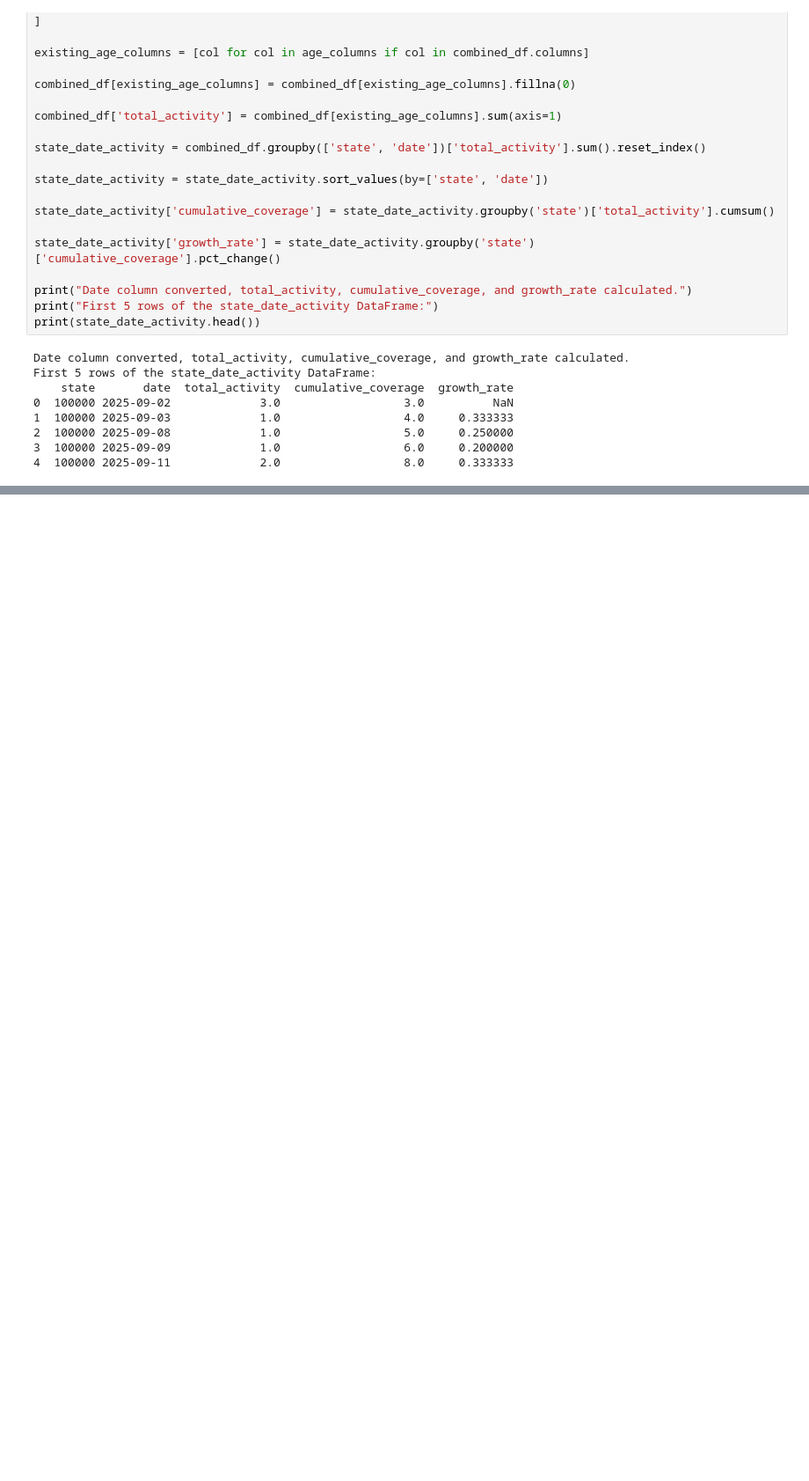
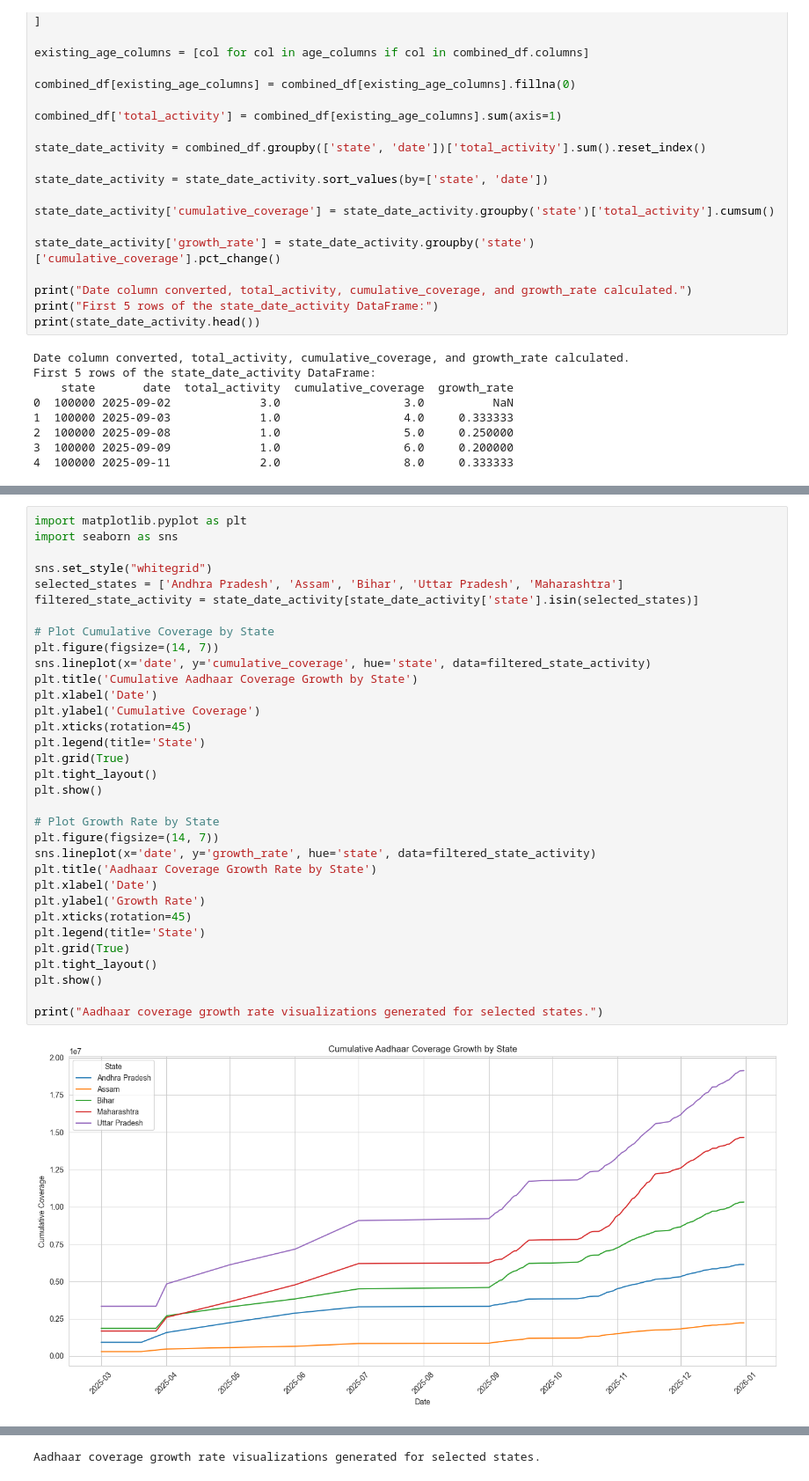
Before and after one commit to Aetherion-dotcom/employee-management-system, a Jupyter notebook: Trend & Pattern.ipynb, the cells around one changed output, grey strips where cells are left out. Shown at 88% size. Drawn from its saved outputs; the diff is of its cells as text; blank space fills up the shorter version.

```diff
--- a/Trend & Pattern.ipynb
+++ b/Trend & Pattern.ipynb
@@ -79,0 +325,35 @@ First 5 rows of the state_date_activity DataFrame:
+# %%
+import matplotlib.pyplot as plt
+import seaborn as sns
+
+sns.set_style("whitegrid")
+selected_states = ['Andhra Pradesh', 'Assam', 'Bihar', 'Uttar Pradesh', 'Maharashtra']
+filtered_state_activity = state_date_activity[state_date_activity['state'].isin(selected_states)]
+
+# Plot Cumulative Coverage by State
+plt.figure(figsize=(14, 7))
+sns.lineplot(x='date', y='cumulative_coverage', hue='state', data=filtered_state_activity)
+plt.title('Cumulative Aadhaar Coverage Growth by State')
+plt.xlabel('Date')
+plt.ylabel('Cumulative Coverage')
+plt.xticks(rotation=45)
+plt.legend(title='State')
+plt.grid(True)
+plt.tight_layout()
+plt.show()
+
+# Plot Growth Rate by State
+plt.figure(figsize=(14, 7))
+sns.lineplot(x='date', y='growth_rate', hue='state', data=filtered_state_activity)
+plt.title('Aadhaar Coverage Growth Rate by State')
+plt.xlabel('Date')
+plt.ylabel('Growth Rate')
+plt.xticks(rotation=45)
+plt.legend(title='State')
+plt.grid(True)
+plt.tight_layout()
+plt.show()
+
+print("Aadhaar coverage growth rate visualizations generated for selected states.")
+# %% [output]
+[figure, added]
@@ -79,0 +361 @@ First 5 rows of the state_date_activity DataFrame:
+Aadhaar coverage growth rate visualizations generated for selected states.
```
Also changed, not shown: parts of 15 cells of this notebook.
